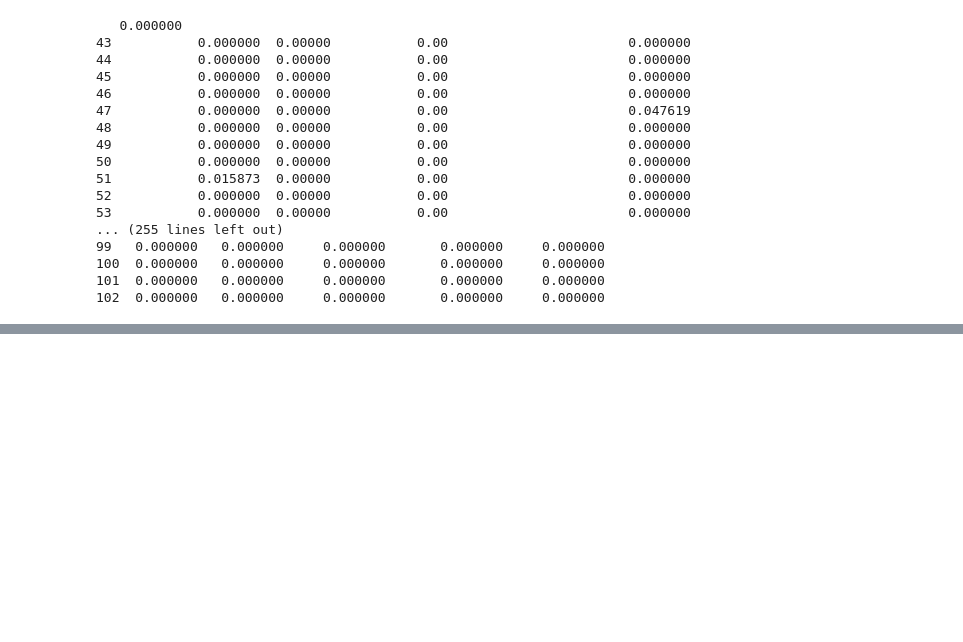
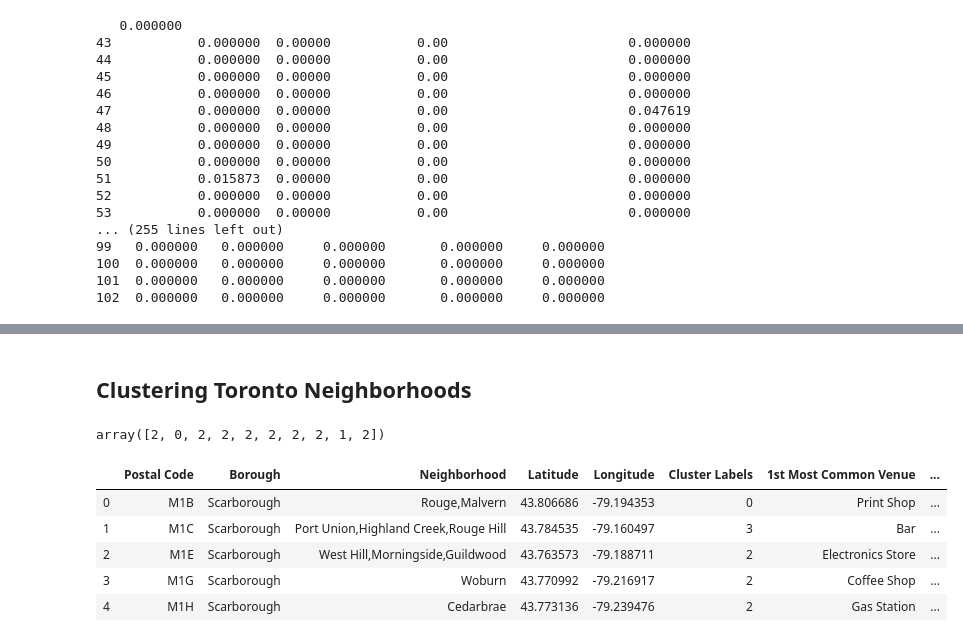
Before and after one commit to recervictory/Coursera_Capstone, a Jupyter notebook: Neighborhoods in Toronto.ipynb, the cells around one changed output, grey strips where cells are left out. Drawn from its saved outputs; the diff is of its cells as text; code cells hidden in the pictures; blank space fills up the shorter version.

```diff
--- a/Neighborhoods in Toronto.ipynb
+++ b/Neighborhoods in Toronto.ipynb
@@ -335,3 +332,38 @@ neighborhoods_venues_sorted
 | 100 | York Mills West | Convenience Store | Park | Bank | Doner Restaurant | ... |
 | 101 | York Mills,Silver Hills | Cafeteria | Dog Run | Department Store | Dessert Shop | ... |
 | 102 | York University,Northwood Park | Furniture / Home Store | Falafel Restaurant | Coffee Shop | Massage Studio | ... |
+# %% [markdown]
+##  Clustering  **Toronto** Neighborhoods
+# %%
+# import k-means from clustering stage
+from sklearn.cluster import KMeans
+
+# set number of clusters
+kclusters = 5
+
+toronto_grouped_clustering = toronto_grouped.drop('neighborhood_name', 1)
+
+# run k-means clustering
+kmeans = KMeans(n_clusters=kclusters, random_state=123).fit(toronto_grouped_clustering)
+
+# check cluster labels generated for each row in the dataframe
+kmeans.labels_[0:10]
+# %% [output]
+array([2, 0, 2, 2, 2, 2, 2, 2, 1, 2])
+# %%
+# add clustering labels
+neighborhoods_venues_sorted.insert(0, 'Cluster Labels', kmeans.labels_)
+
+tornto_merged = tornto
+
+# merge toronto_grouped with toronto_data to add latitude/longitude for each neighborhood
+tornto_merged = tornto_merged.join(neighborhoods_venues_sorted.set_index('Neighborhood'), on='Neighborhood')
+
+tornto_merged.head() # check the last columns!
+# %% [output]
+|  | Postal Code | Borough | Neighborhood | Latitude | Longitude | Cluster Labels | 1st Most Common Venue | ... |
+| 0 | M1B | Scarborough | Rouge,Malvern | 43.806686 | -79.194353 | 0 | Print Shop | ... |
+| 1 | M1C | Scarborough | Port Union,Highland Creek,Rouge Hill | 43.784535 | -79.160497 | 3 | Bar | ... |
+| 2 | M1E | Scarborough | West Hill,Morningside,Guildwood | 43.763573 | -79.188711 | 2 | Electronics Store | ... |
+| 3 | M1G | Scarborough | Woburn | 43.770992 | -79.216917 | 2 | Coffee Shop | ... |
+| 4 | M1H | Scarborough | Cedarbrae | 43.773136 | -79.239476 | 2 | Gas Station | ... |
```
Also changed, not shown: parts of 11 cells of this notebook, 2 other files.
